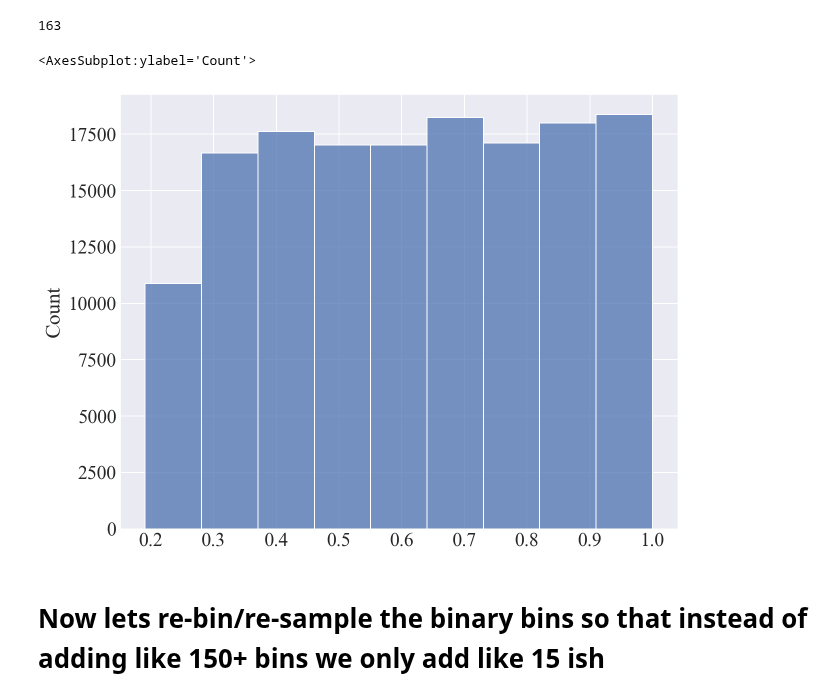
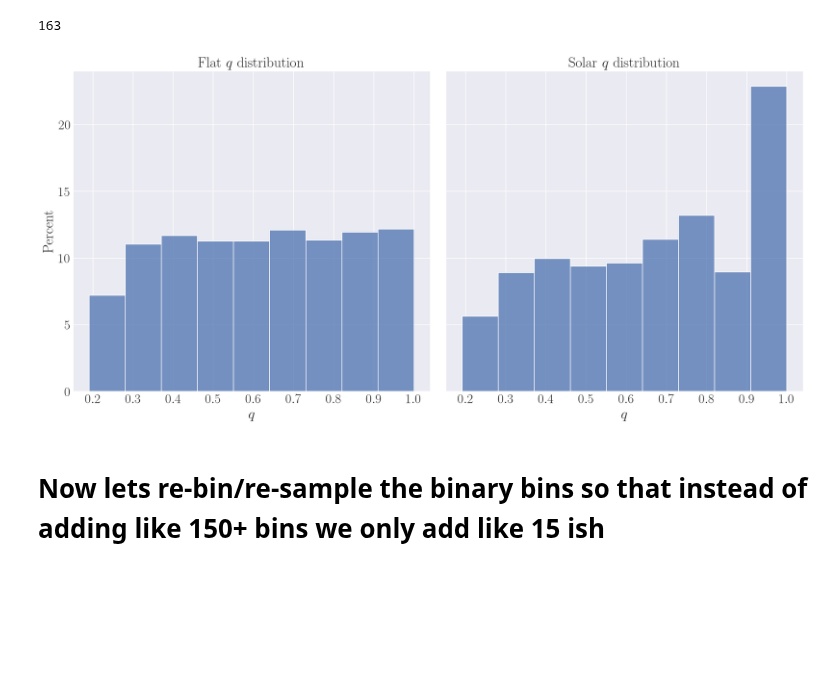
Before and after one commit to pjs902/honours-thesis, a Jupyter notebook: notebooks/binary-shift.ipynb, the cells around one changed output. Cells and saved outputs as stored; diff of their text form; code cells hidden in the pictures; blank space fills up the shorter version.

```diff
--- a/notebooks/binary-shift.ipynb
+++ b/notebooks/binary-shift.ipynb
@@ -314,9 +302,53 @@ q_counts = np.hstack(q_counts).flatten()
+# %%
+plt.rcParams.update(
+    {
+        "text.usetex": True,
+    }
+)
 # %%
-plt.figure()
-seaborn.histplot(q_counts, stat="count", bins=9)
+q_vals = [0.1, 0.2, 0.3, 0.4, 0.5, 0.6, 0.7, 0.8, 0.9, 1.0]
+
+
+fig, axes = plt.subplots(1, 2, figsize=(16, 8), sharey=True)
+
+
+mj_new, Mj_new = bs.shift_flat(fb=0.1)
+
+
+q_counts = []
+
+for q, N in zip(bs.q_values, bs.Nj_shifted[bs.bin_mask]):
+    q_count = [q] * int(N)
+    q_counts.append(q_count)
+
+q_counts = np.hstack(q_counts).flatten()
+
+plt.sca(axes[0])
+seaborn.histplot(q_counts, stat="percent", bins=9)
+plt.xlabel("$q$")
+plt.title("Flat $q$ distribution")
+plt.tight_layout()
+
+
+mj_new, Mj_new = bs.shift_solar(fb=0.1)
+
+q_counts = []
+
+for q, N in zip(bs.q_values, bs.Nj_shifted[bs.bin_mask]):
+    q_count = [q] * int(N)
+    q_counts.append(q_count)
+
+
+q_counts = np.hstack(q_counts).flatten()
+
+plt.sca(axes[1])
+seaborn.histplot(q_counts, stat="percent", bins=9)
+plt.title("Solar $q$ distribution")
+plt.xlabel("$q$")
+plt.tight_layout()
+plt.savefig("q-dists.png", dpi=300)
 # %% [output]
-<AxesSubplot:ylabel='Count'>
-[figure, old version]
+[figure, new version]
 # %% [markdown]
 # Now lets re-bin/re-sample the binary bins so that instead of adding like 150+ bins we only add like 15 ish
 # %%
```
Also changed, not shown: parts of 15 cells of this notebook, 3 other files.
